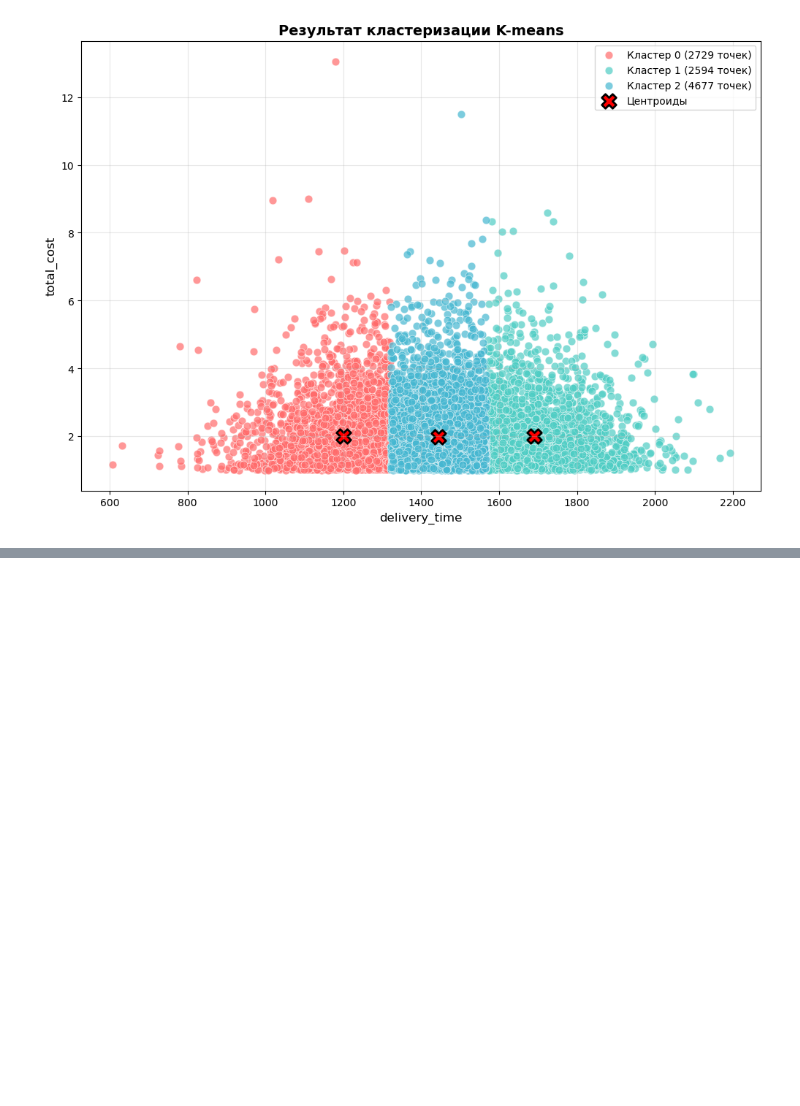
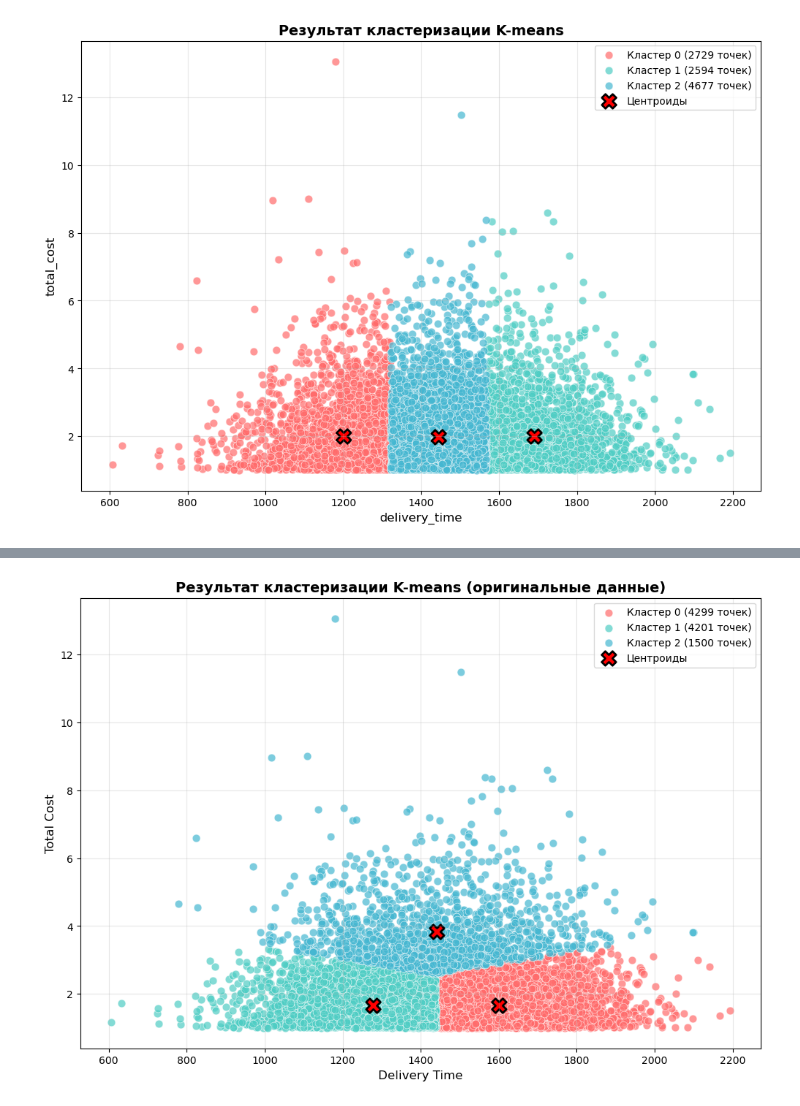
Before and after one commit to OlegRMW/big_data_labs, a Jupyter notebook: big_data_labs/lab_1.2.ipynb, the cells around one changed output, grey strips where cells are left out. Drawn from its saved outputs; the diff is of its cells as text; code cells hidden in the pictures; blank space fills up the shorter version.

```diff
--- a/big_data_labs/lab_1.2.ipynb
+++ b/big_data_labs/lab_1.2.ipynb
@@ -377,0 +379,28 @@ plt.show()
+# %%
+kmeans = KMeans(n_clusters=3, random_state=42)
+df['cluster'] = kmeans.fit_predict(X_scaled)
+
+plt.figure(figsize=(12, 8))
+colors = ['#FF6B6B', '#4ECDC4', '#45B7D1']
+
+for cluster_num in range(3):
+    cluster_points = data_x[df['cluster'] == cluster_num]
+    if len(cluster_points) > 0:
+        plt.scatter(cluster_points[:, 0], cluster_points[:, 1],
+                   color=colors[cluster_num], s=60, alpha=0.7,
+                   label=f'Кластер {cluster_num} ({len(cluster_points)} точек)',
+                   edgecolors='white', linewidth=0.5)
+
+centroids_original = scaler.inverse_transform(kmeans.cluster_centers_)
+plt.scatter(centroids_original[:, 0], centroids_original[:, 1],
+           color='red', s=200, marker='X',
+           label='Центроиды', edgecolors='black', linewidth=2)
+
+plt.xlabel('Delivery Time', fontsize=12)
+plt.ylabel('Total Cost', fontsize=12)
+plt.title('Результат кластеризации K-means (оригинальные данные)', fontsize=14, fontweight='bold')
+plt.legend()
+plt.grid(True, alpha=0.3)
+plt.show()
+# %% [output]
+[figure, added]
```
Also changed, not shown: parts of 58 cells of this notebook.
